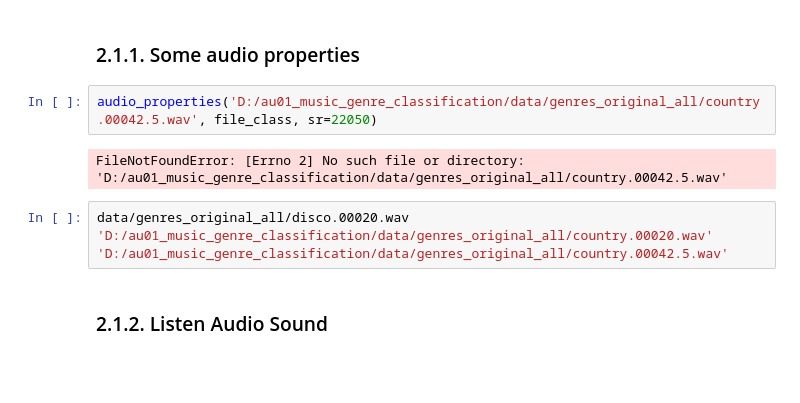
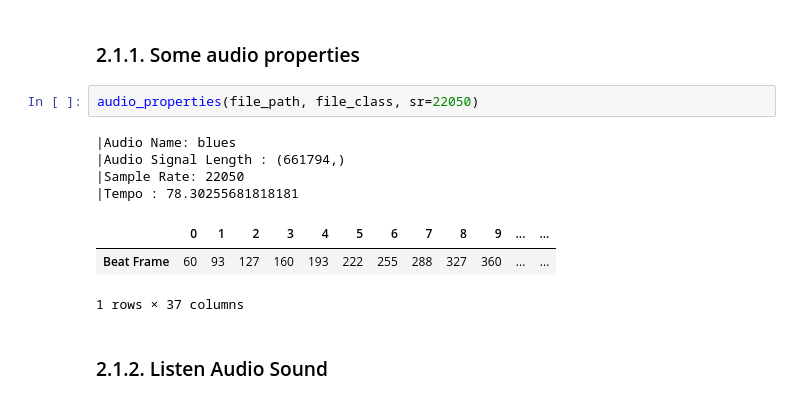
Before and after one commit to Rekidiang2/ml04_music_genre_classification, a Jupyter notebook: analysis_and_training/1_data_preprocessing.ipynb, the cells around one changed output. Cells and saved outputs as stored; diff of their text form; blank space fills up the shorter version.

```diff
--- a/analysis_and_training/1_data_preprocessing.ipynb
+++ b/analysis_and_training/1_data_preprocessing.ipynb
@@ -62,13 +62,15 @@ Dataset Loaded ...
 # %% [markdown]
 ### 2.1.1. Some audio properties
 # %%
-audio_properties('D:/au01_music_genre_classification/data/genres_original_all/country.00042.5.wav', file_class, sr=22050)
+audio_properties(file_path, file_class, sr=22050)
 # %% [output]
-FileNotFoundError: [Errno 2] No such file or directory: 'D:/au01_music_genre_classification/data/genres_original_all/country.00042.5.wav'
+|Audio Name: blues
+|Audio Signal Length : (661794,)
+|Sample Rate: 22050
+|Tempo : 78.30255681818181
+|  | 0 | 1 | 2 | 3 | 4 | 5 | 6 | 7 | 8 | 9 | ... | ... |
+| Beat Frame | 60 | 93 | 127 | 160 | 193 | 222 | 255 | 288 | 327 | 360 | ... | ... |
+1 rows × 37 columns
-# %%
-data/genres_original_all/disco.00020.wav
-'D:/au01_music_genre_classification/data/genres_original_all/country.00020.wav'
-'D:/au01_music_genre_classification/data/genres_original_all/country.00042.5.wav'
 # %% [markdown]
 ### 2.1.2. Listen Audio Sound
 # %%
```
Also changed, not shown: parts of 8 cells of this notebook.
